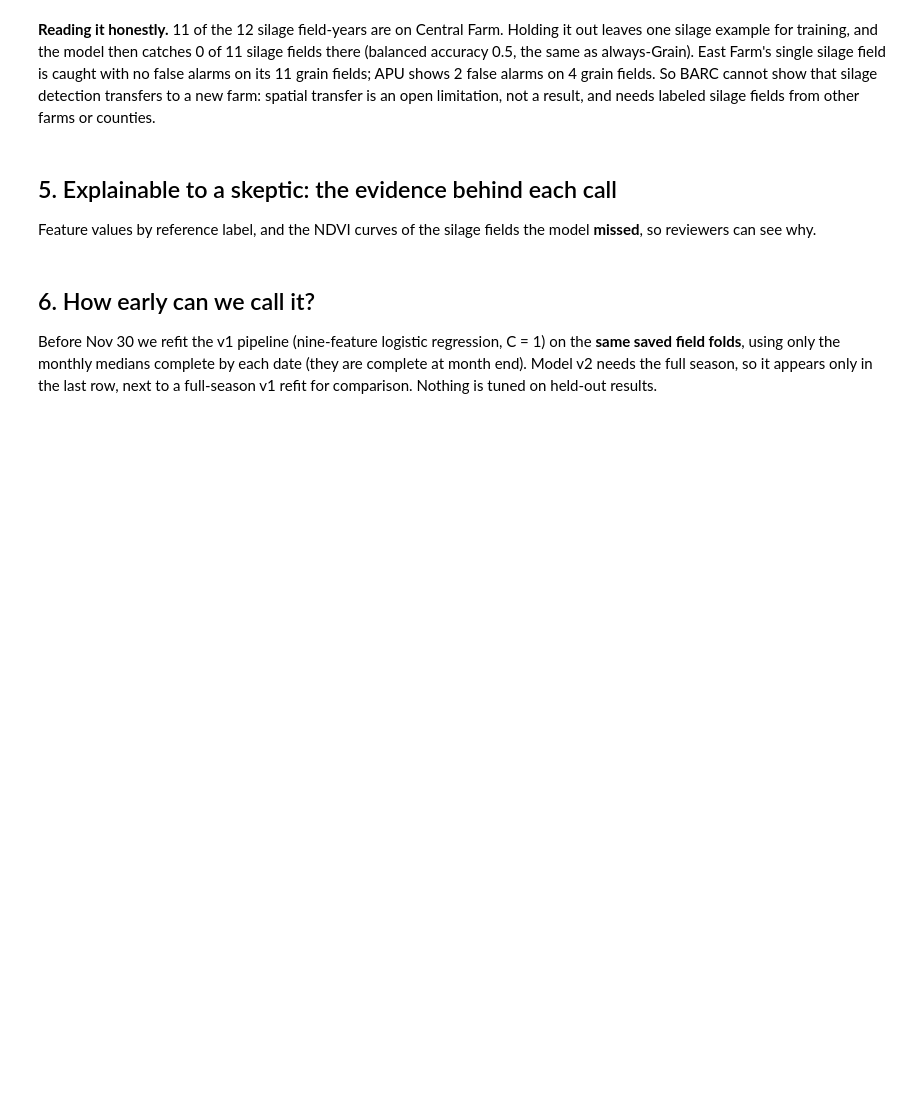
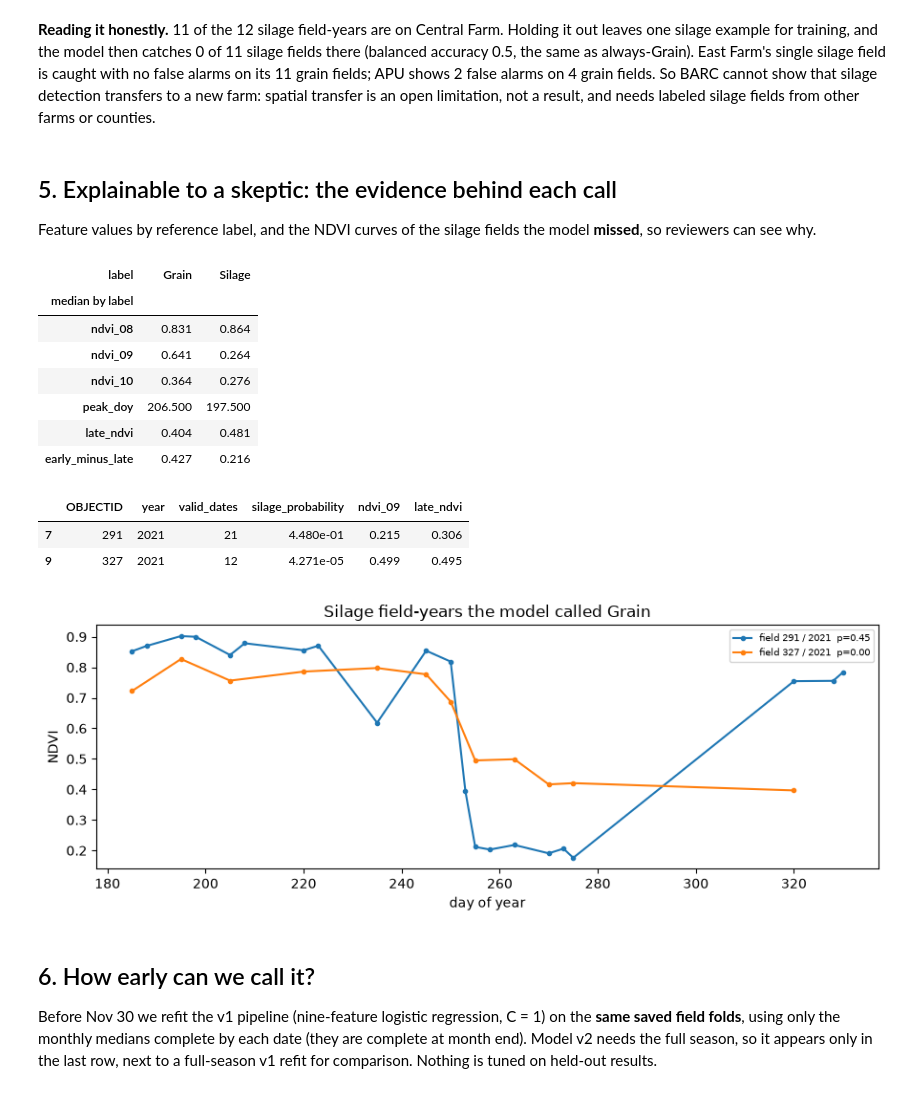
Before and after one commit to KayyMak/hack-the-harvest, a Jupyter notebook: Submission/harvest_submission.ipynb, the cells around one changed output. Drawn from its saved outputs; the diff is of its cells as text; code cells hidden in the pictures; blank space fills up the shorter version.

```diff
--- a/Submission/harvest_submission.ipynb
+++ b/Submission/harvest_submission.ipynb
@@ -243,15 +346,28 @@ Feature values by reference label, and the NDVI curves of the silage fields the
 # %%
 feat = pd.read_csv(OUT / 'features.csv')
 show = ['ndvi_08', 'ndvi_09', 'ndvi_10', 'peak_doy', 'late_ndvi', 'early_minus_late']
 display(feat.groupby('label')[show].median().T.rename_axis('median by label'))
 missed = pred[(pred.label == 'Silage') & (pred.predicted_label == 'Grain')]
 fig, ax = plt.subplots(figsize=(9, 3.5))
 for _, r in missed.iterrows():
     g = ok[(ok.OBJECTID == r.OBJECTID) & (ok.year == r.year)].sort_values('date')
-    ax.plot(g.date.dt.dayofyear, g.ndvi, marker='o', ms=3, label=f'field {r.OBJECTID} / {r.year}  p={r.silage_probability:.2f}')
+    ax.plot(g.date.dt.day_of_year, g.ndvi, marker='o', ms=3, label=f'field {r.OBJECTID} / {r.year}  p={r.silage_probability:.2f}')
 ax.set(xlabel='day of year', ylabel='NDVI', title='Silage field-years the model called Grain'); ax.legend(fontsize=7)
 plt.tight_layout()
 missed[['OBJECTID', 'year', 'valid_dates', 'silage_probability', 'ndvi_09', 'late_ndvi']]
+# %% [output]
+| label | Grain | Silage |
+| median by label |  |  |
+| ndvi_08 | 0.831 | 0.864 |
+| ndvi_09 | 0.641 | 0.264 |
+| ndvi_10 | 0.364 | 0.276 |
+| peak_doy | 206.500 | 197.500 |
+| late_ndvi | 0.404 | 0.481 |
+| early_minus_late | 0.427 | 0.216 |
+|  | OBJECTID | year | valid_dates | silage_probability | ndvi_09 | late_ndvi |
+| 7 | 291 | 2021 | 21 | 4.480e-01 | 0.215 | 0.306 |
+| 9 | 327 | 2021 | 12 | 4.271e-05 | 0.499 | 0.495 |
+[figure, added]
 # %% [markdown]
 ## 6. How early can we call it?
 Before Nov 30 we refit the v1 pipeline (nine-feature logistic regression, C = 1) on the **same saved field folds**, using only the monthly medians complete by each date (they are complete at month end). Model v2 needs the full season, so it appears only in the last row, next to a full-season v1 refit for comparison. Nothing is tuned on held-out results.
```
Also changed, not shown: parts of 21 cells of this notebook.
